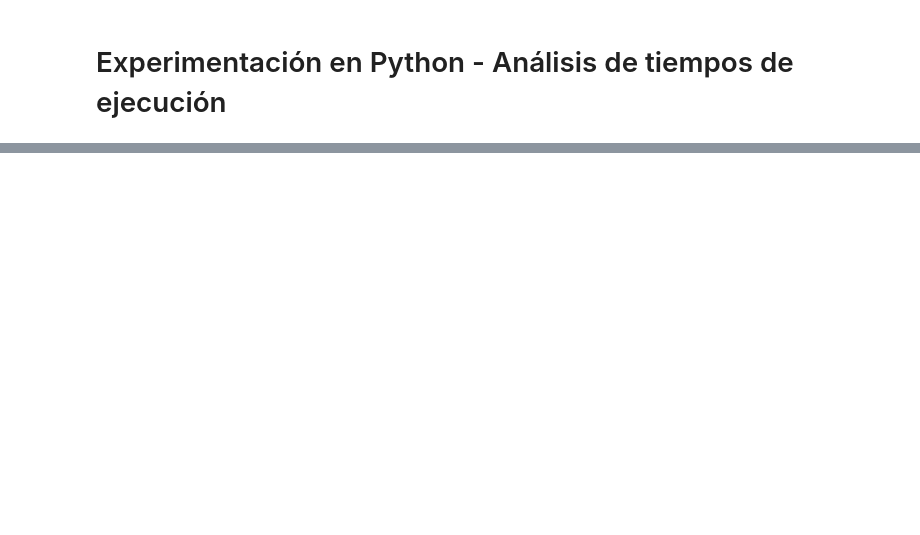
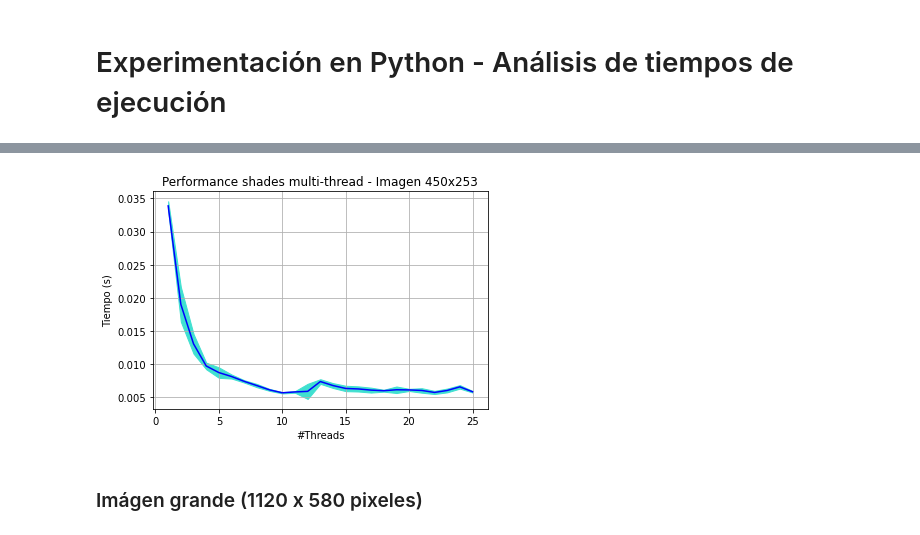
Before and after one commit to ManuelCorales/Tp-Imagenes, a Jupyter notebook: entregable/archivosDocumentacion/Fucci_Corales - Experimentación TP Imagenes.ipynb, the cells around one changed output, grey strips where cells are left out. Cells and saved outputs as stored; diff of their text form; code cells hidden in the pictures; blank space fills up the shorter version.

```diff
--- a/entregable/archivosDocumentacion/Fucci_Corales - Experimentación TP Imagenes.ipynb
+++ b/entregable/archivosDocumentacion/Fucci_Corales - Experimentación TP Imagenes.ipynb
@@ -124,0 +152,13 @@ plot(ths,time, 0)
+# %%
+ths = np.arange(1,26)
+df_mean_time = dataframe.groupby('Threads')['Tiempo'].mean()
+df_std_time = dataframe.groupby('Threads')['Tiempo'].std()
+xlabel='#Threads'
+ylabel='Tiempo (s)'
+title='Performance shades multi-thread - Imagen 450x253'
+
+plot(ths,df_mean_time, df_std_time, title, xlabel, ylabel)
+# %% [output]
+[figure, added]
+# %% [markdown]
+### Imágen grande (1120 x 580 pixeles)
```
Also changed, not shown: parts of 38 cells of this notebook, 13 other files.
